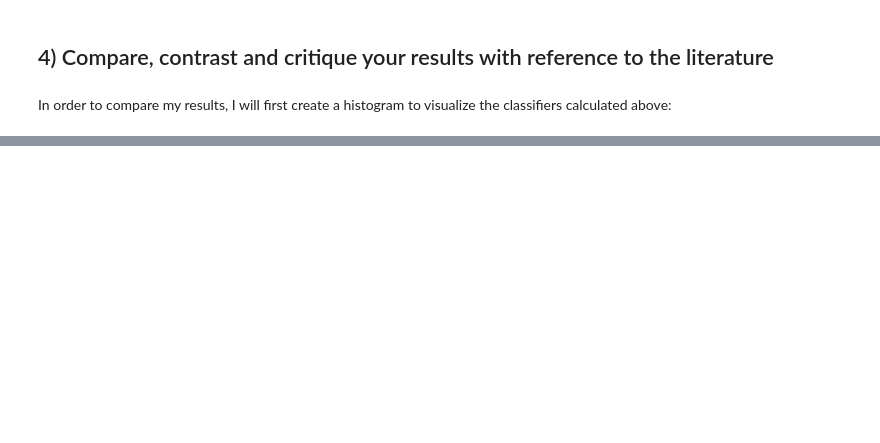
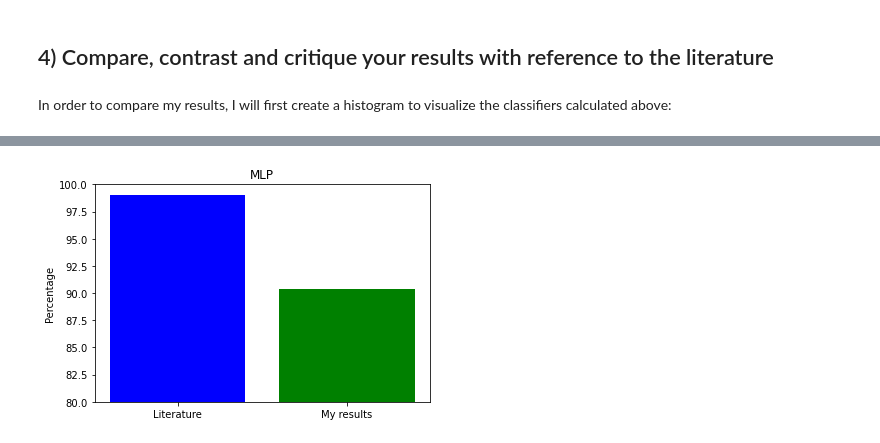
Before and after one commit to LaisColetta/PdDA_Project2, a Jupyter notebook: Project2.ipynb, the cells around one changed output, grey strips where cells are left out. Cells and saved outputs as stored; diff of their text form; code cells hidden in the pictures; blank space fills up the shorter version.

```diff
--- a/Project2.ipynb
+++ b/Project2.ipynb
@@ -675,0 +754,15 @@ These methods could be applied and the accuracy overall improve for the classifi
+# %%
+#MLP: Literature 99% and my results were 90.35%
+values = [99, 90.35]
+colors = ['b', 'g']
+
+plt.bar(range(len(values)), values, color=colors)
+
+plt.xticks(range(len(values)), ['Literature', 'My results'])
+plt.ylabel('Percentage')
+plt.title('MLP')
+plt.ylim(80,100)
+
+plt.show()
+# %% [output]
+[figure, added]
```
Also changed, not shown: parts of 30 cells of this notebook.
